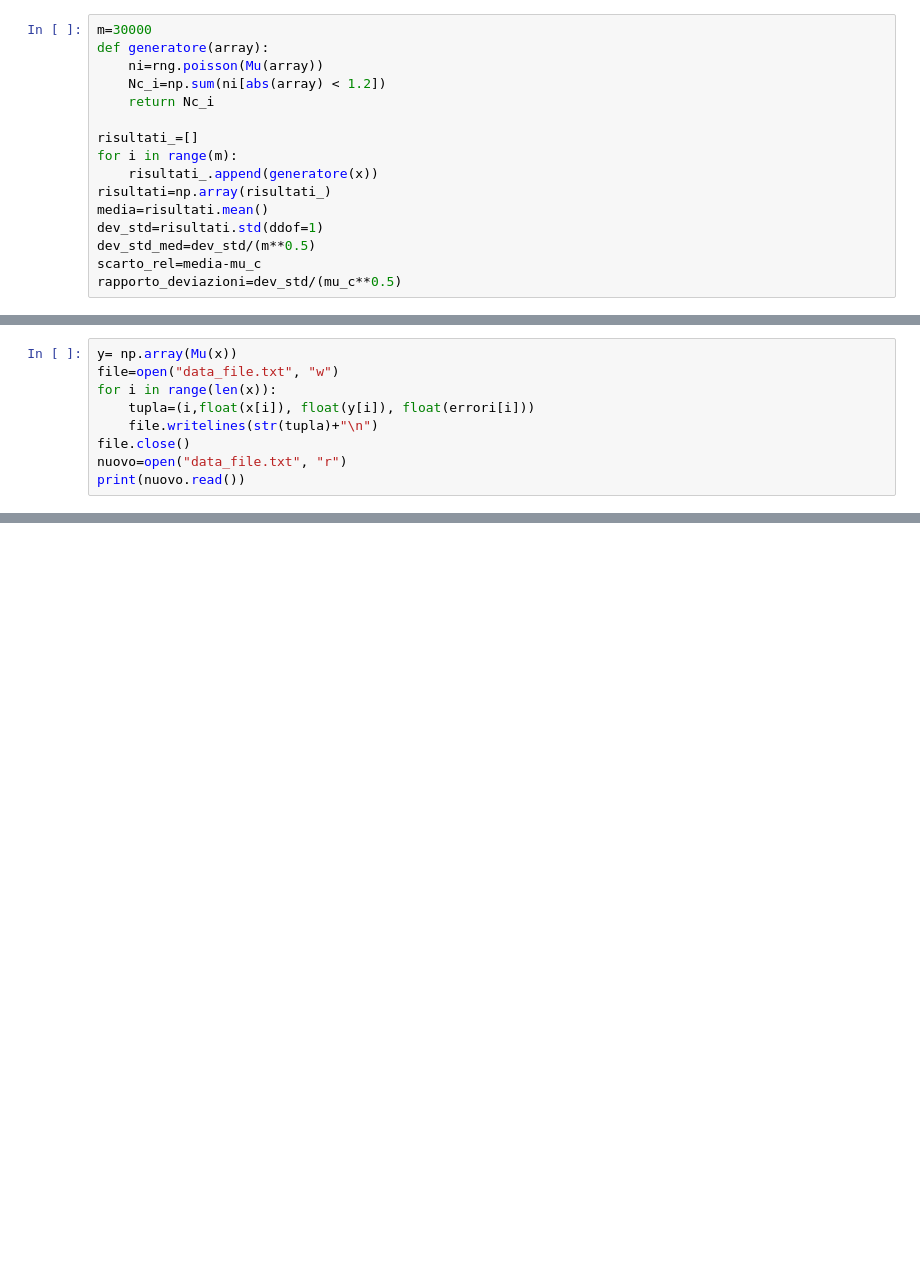
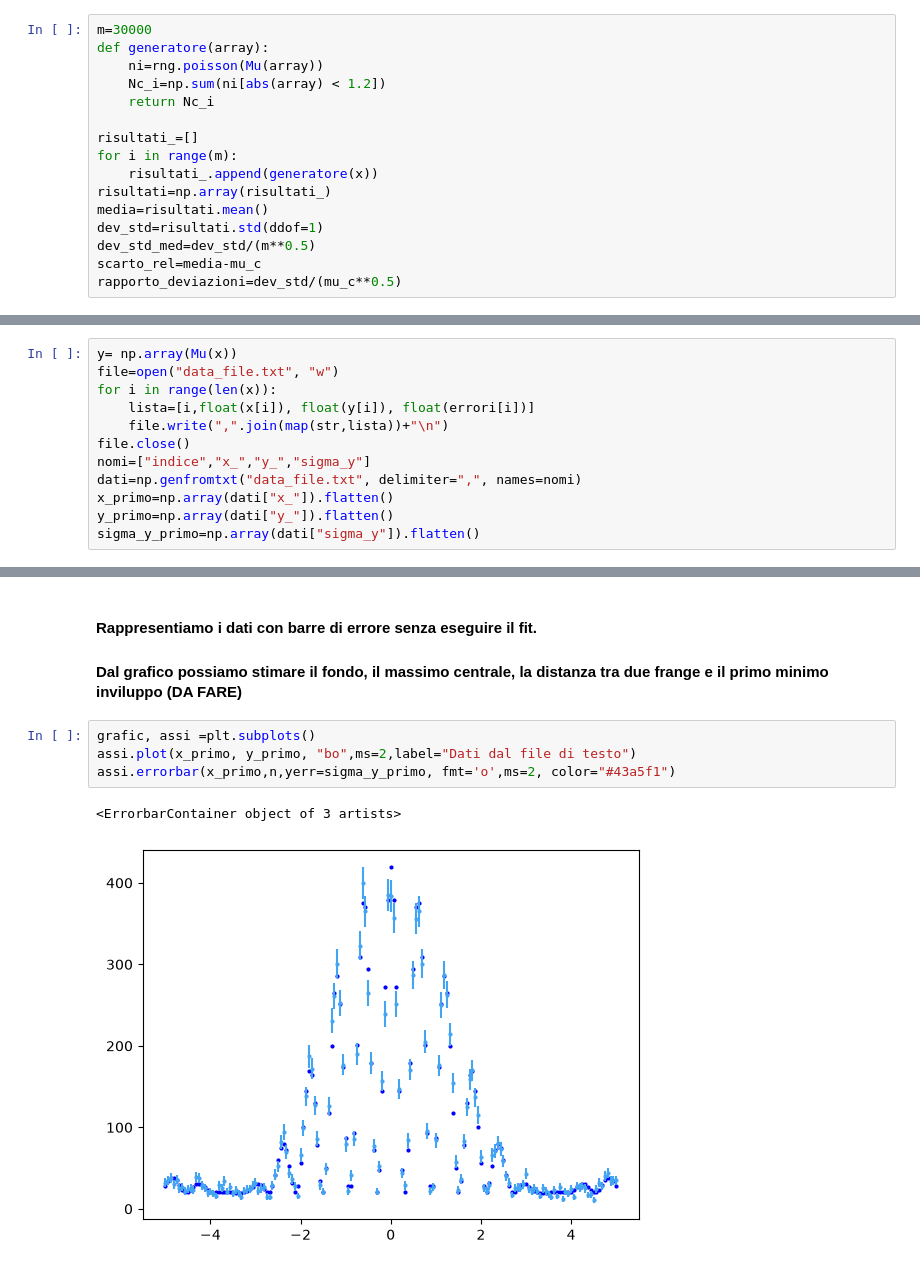
Before and after one commit to aria3137/Lab01, a Jupyter notebook: prova01.ipynb, the cells around one changed output, grey strips where cells are left out. Cells and saved outputs as stored; diff of their text form; blank space fills up the shorter version.

```diff
--- a/prova01.ipynb
+++ b/prova01.ipynb
@@ -100,8 +123,11 @@ assi.axvline(mu_c, color="#10cBFb", lw=3, linestyle="-.")
 y= np.array(Mu(x))
 file=open("data_file.txt", "w")
 for i in range(len(x)):
-    tupla=(i,float(x[i]), float(y[i]), float(errori[i]))
-    file.writelines(str(tupla)+"\n")
+    lista=[i,float(x[i]), float(y[i]), float(errori[i])]
+    file.write(",".join(map(str,lista))+"\n")
 file.close()
-nuovo=open("data_file.txt", "r")
-print(nuovo.read())
+nomi=["indice","x_","y_","sigma_y"]
+dati=np.genfromtxt("data_file.txt", delimiter=",", names=nomi)
+x_primo=np.array(dati["x_"]).flatten()
+y_primo=np.array(dati["y_"]).flatten()
+sigma_y_primo=np.array(dati["sigma_y"]).flatten()
@@ -125,0 +159,10 @@ print(nuovo.read())
+# %% [markdown]
+#### Rappresentiamo i dati con barre di errore senza eseguire il fit.
+#### Dal grafico possiamo stimare il fondo, il massimo centrale, la distanza tra due frange e il primo minimo inviluppo (DA FARE)
+# %%
+grafic, assi =plt.subplots()
+assi.plot(x_primo, y_primo, "bo",ms=2,label="Dati dal file di testo")
+assi.errorbar(x_primo,n,yerr=sigma_y_primo, fmt='o',ms=2, color="#43a5f1")
+# %% [output]
+<ErrorbarContainer object of 3 artists>
+[figure, added]
```
Also changed, not shown: parts of 18 cells of this notebook.
